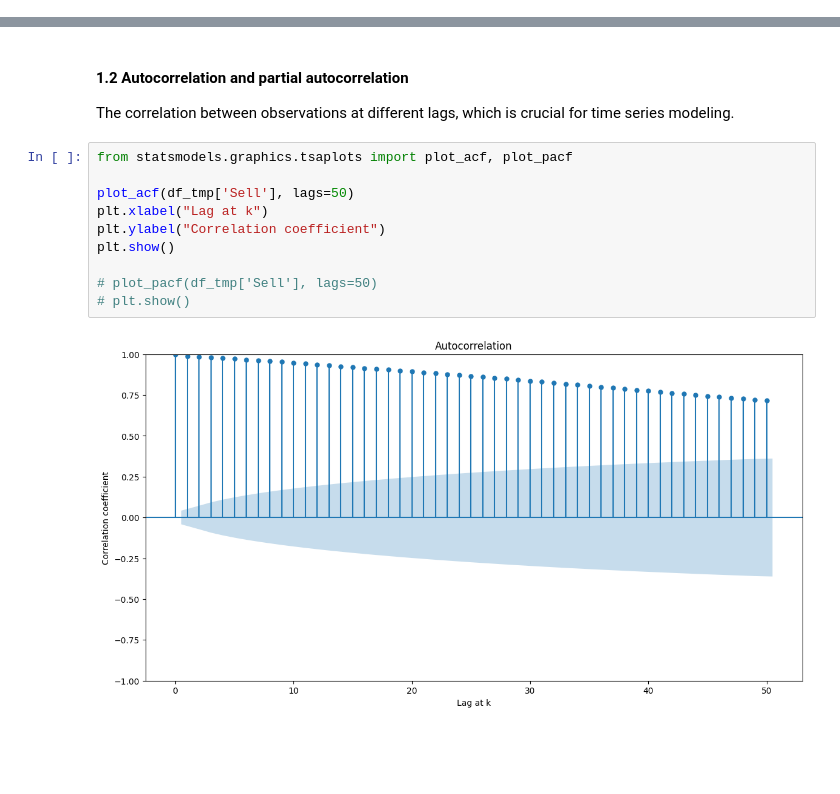
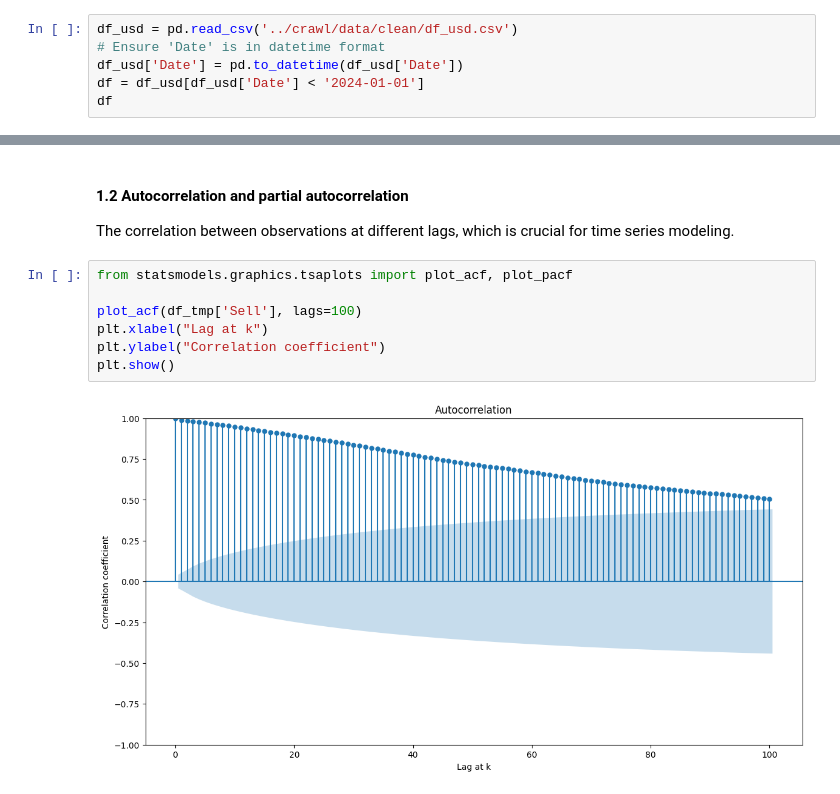
Before and after one commit to VA0211/DSP391m_GROUP3, a Jupyter notebook: eda/eda.ipynb, the cells around one changed output, grey strips where cells are left out. Drawn from its saved outputs; the diff is of its cells as text; blank space fills up the shorter version.

```diff
--- a/eda/eda.ipynb
+++ b/eda/eda.ipynb
@@ -42,2 +16,8 @@ df
 # %% [markdown]
 ### **1. Forex Data <a class="anchor" id="1"></a>**
+# %%
+df_usd = pd.read_csv('../crawl/data/clean/df_usd.csv')
+# Ensure 'Date' is in datetime format
+df_usd['Date'] = pd.to_datetime(df_usd['Date'])
+df = df_usd[df_usd['Date'] < '2024-01-01']
+df
@@ -103,12 +97,9 @@ The correlation between observations at different lags, which is crucial for tim
 # %%
 from statsmodels.graphics.tsaplots import plot_acf, plot_pacf
 
-plot_acf(df_tmp['Sell'], lags=50)
+plot_acf(df_tmp['Sell'], lags=100)
 plt.xlabel("Lag at k")
 plt.ylabel("Correlation coefficient")
 plt.show()
-
-# plot_pacf(df_tmp['Sell'], lags=50)
-# plt.show()
 # %% [output]
-[figure, old version]
+[figure, new version]
```
Also changed, not shown: parts of 18 cells of this notebook.
